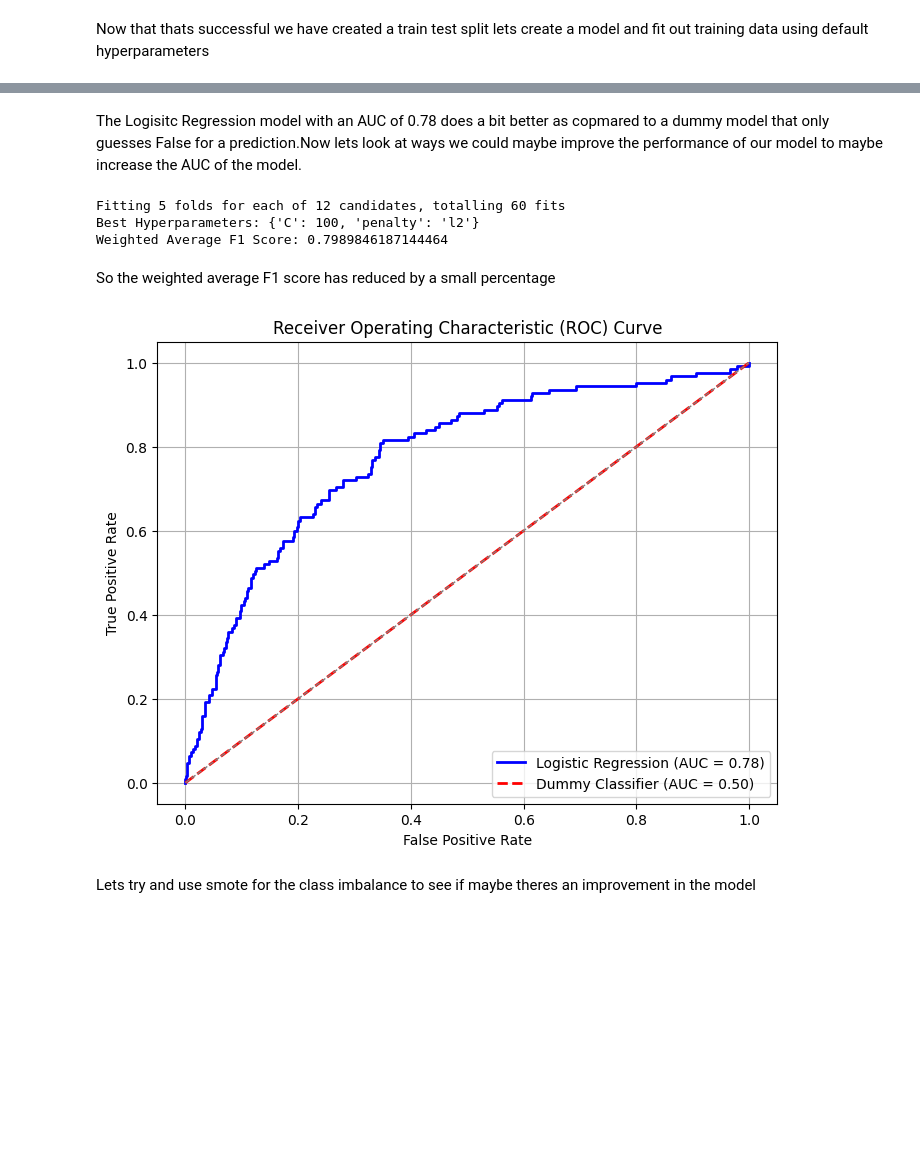
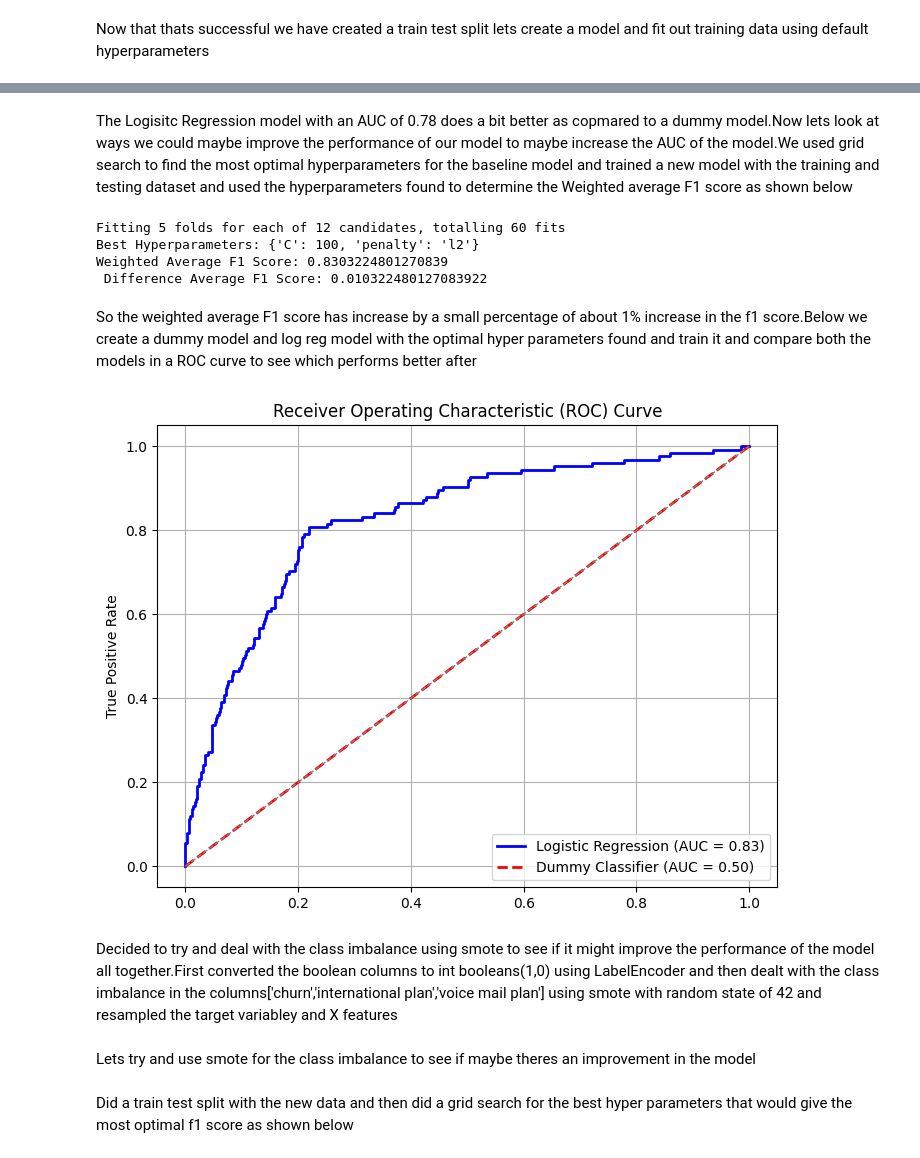
Before and after one commit to IceyPanda23/Phase_3_project, a Jupyter notebook: Project.ipynb, the cells around one changed output, grey strips where cells are left out. Drawn from its saved outputs; the diff is of its cells as text; code cells hidden in the pictures; blank space fills up the shorter version.

Commit message:
Markdowns,Model Optimizations

```diff
--- a/Project.ipynb
+++ b/Project.ipynb
@@ -164,0 +191,4 @@ memory usage: 615.3+ KB
+# %%
+encoded_area = pd.get_dummies(df['area code'],drop_first=True,prefix='encoded')
+df = pd.concat([df.drop(columns='area code'),encoded_area],axis=1)
+df.columns
@@ -179,0 +231,8 @@ Name: count, dtype: int64
+# %%
+continuous_features = ['account length', 'number vmail messages', 'total day minutes', 'total day calls',
+                      'total day charge', 'total eve minutes', 'total eve calls', 'total eve charge',
+                      'total night minutes', 'total night calls', 'total night charge', 'total intl minutes',
+                      'total intl calls', 'total intl charge', 'customer service calls']
+scaler = StandardScaler()
+df[continuous_features] = scaler.fit_transform(df[continuous_features])
+df.describe()
@@ -211,30 +285,22 @@ A weighted average of 0.8 considering the class imbalance isnt that bad honestly
 # %%
-# Compute predicted probabilities for logistic regression model
 y_pred_prob_lr = logreg.predict_proba(X_test)[:, 1]
 
-# Create and train a dummy classifier
-dummy_model = DummyClassifier(strategy='stratified')  # Replace 'stratified' with your desired strategy
+
+dummy_model = DummyClassifier(strategy='constant', constant=0)
 dummy_model.fit(X_train, y_train)
-
-# Compute predicted probabilities for dummy model
 y_pred_prob_dummy = dummy_model.predict_proba(X_test)[:, 1]
-
-# Compute ROC curve and ROC area for logistic regression model
 fpr_lr, tpr_lr, _ = roc_curve(y_test, y_pred_prob_lr)
 roc_auc_lr = auc(fpr_lr, tpr_lr)
-
-# Compute ROC curve and ROC area for dummy model
 fpr_dummy, tpr_dummy, _ = roc_curve(y_test, y_pred_prob_dummy)
 roc_auc_dummy = auc(fpr_dummy, tpr_dummy)
-
-# Plot ROC curve
 plt.figure()
 plt.plot(fpr_lr, tpr_lr, color='blue', lw=2, label='Logistic Regression (AUC = %0.2f)' % roc_auc_lr)
 plt.plot(fpr_dummy, tpr_dummy, color='red', lw=2, linestyle='--', label='Dummy Model (AUC = %0.2f)' % roc_auc_dummy)
-plt.plot([0, 1], [0, 1], color='gray', lw=1, linestyle='--')  # Diagonal line representing random chance
+plt.plot([0, 1], [0, 1], color='gray', lw=1, linestyle='--')
 plt.xlabel('False Positive Rate')
 plt.ylabel('True Positive Rate')
-plt.title('Receiver Operating Characteristic (ROC) Curve')
+plt.title('ROC Curve baseline model vs dummy model')
 plt.legend(loc='lower right')
+plt.grid(True)
 plt.show()
 # %% [output]
@@ -242,67 +308,52 @@ plt.show()
 # %% [markdown]
-The Logisitc Regression model with an AUC of 0.78 does a bit better as copmared to a dummy model that only guesses False for a prediction.Now lets look at ways we could maybe improve the performance of our model to maybe increase the AUC of the model.
+The Logisitc Regression model with an AUC of 0.78 does a bit better as copmared to a dummy model.Now lets look at ways we could maybe improve the performance of our model to maybe increase the AUC of the model.We used grid search to find the most optimal hyperparameters for the baseline model and trained a new model with the training and testing dataset and used the hyperparameters found to determine the Weighted average F1 score as shown below
 # %%
 param_grid = {
-    'C': [0.001, 0.01, 0.1, 1, 10, 100],  # Regularization parameter
-    'penalty': ['l1', 'l2']  # Penalty term
+    'C': [0.001, 0.01, 0.1, 1, 10, 100],
+    'penalty': ['l1', 'l2']
 }
-
-
-
-# Define weighted average F1 score as the scoring metric
 scorer = make_scorer(f1_score, average='weighted')
-
-# Perform grid search
 grid_search = GridSearchCV(estimator=logreg, param_grid=param_grid, cv=5, scoring=scorer, verbose=1)
 grid_search.fit(X_train, y_train)
-
-# Get the best hyperparameters found by grid search
 best_params = grid_search.best_params_
 print("Best Hyperparameters:", best_params)
-
-# Evaluate the best model on the testing data
 best_model = grid_search.best_estimator_
 y_pred = best_model.predict(X_test)
 weighted_avg_f1 = f1_score(y_test, y_pred, average='weighted')
-print("Weighted Average F1 Score:", weighted_avg_f1)
+print("Weighted Average F1 Score:", weighted_avg_f1,'\n','Difference Average F1 Score:', weighted_avg_f1-baseline_f1score)
 # %% [output]
 Fitting 5 folds for each of 12 candidates, totalling 60 fits
 Best Hyperparameters: {'C': 100, 'penalty': 'l2'}
-Weighted Average F1 Score: 0.7989846187144464
+Weighted Average F1 Score: 0.8303224801270839
+ Difference Average F1 Score: 0.010322480127083922
-# %% [markdown]
-So the weighted average F1 score has reduced by a small percentage
+# %% [markdown]
+So the weighted average F1 score has increase by a small percentage of about 1% increase in the f1 score.Below we create a dummy model and log reg model with the optimal hyper parameters found and train it and compare both the models in a ROC curve to see which performs better after
 # %%
 
-# Create logistic regression model and dummy classifier
-logreg = LogisticRegression(**best_params)  # Using the best hyperparameters found by grid search
-dummy = DummyClassifier(strategy='uniform')  # Create a dummy classifier with a random strategy
 
-# Fit the models
+logreg = LogisticRegression(**best_params)
+dummy = DummyClassifier(strategy='constant',constant=0)
+
 logreg.fit(X_train,y_train)
 dummy.fit(X_train, y_train)
 
-# Compute predicted probabilities for logistic regression model and dummy classifier
 y_pred_prob_logreg = logreg.predict_proba(X_test)[:, 1]
 y_pred_prob_dummy = dummy.predict_proba(X_test)[:, 1]
 
-# Compute ROC curve and ROC area for logistic regression model
 fpr_logreg, tpr_logreg, _ = roc_curve(y_test, y_pred_prob_logreg)
 roc_auc_logreg = auc(fpr_logreg, tpr_logreg)
 
-# Compute ROC curve and ROC area for dummy classifier
 fpr_dummy, tpr_dummy, _ = roc_curve(y_test, y_pred_prob_dummy)
 roc_auc_dummy = auc(fpr_dummy, tpr_dummy)
 
-# Plot ROC curve
 plt.figure(figsize=(8, 6))
 plt.plot(fpr_logreg, tpr_logreg, color='blue', lw=2, label='Logistic Regression (AUC = %0.2f)' % roc_auc_logreg)
 plt.plot(fpr_dummy, tpr_dummy, color='red', lw=2, linestyle='--', label='Dummy Classifier (AUC = %0.2f)' % roc_auc_dummy)
-plt.plot([0, 1], [0, 1], color='gray', lw=1, linestyle='--')  # Diagonal line representing random chance
-plt.xlabel('False Positive Rate')
+plt.plot([0, 1], [0, 1], color='gray', lw=1, linestyle='--')
 plt.ylabel('True Positive Rate')
 plt.title('Receiver Operating Characteristic (ROC) Curve')
 plt.legend(loc='lower right')
 plt.grid(True)
 plt.show()
 # %% [output]
-[figure, old version]
+[figure, new version]
@@ -331,3 +360,5 @@ for col in bool_columns:
+# %% [markdown]
+Decided to try and deal with the class imbalance using smote to see if it might improve the performance of the model all together.First converted the boolean columns to int booleans(1,0) using LabelEncoder and then dealt with the class imbalance in the columns['churn','international plan','voice mail plan'] using smote with random state of 42 and resampled the target variabley and X features
 # %% [markdown]
 Lets try and use smote for the class imbalance to see if maybe theres an improvement in the model
 # %%
@@ -365,3 +388,5 @@ y_resampled_target = pd.Series(y_resampled_target, name=y.name)  # Ensure the ta
+# %% [markdown]
+Did a train test split with the new data and then did a grid search for the best hyper parameters that would give the most optimal f1 score as shown below
 # %%
 X_train,X_test,y_train,y_test = train_test_split(X_resampled_target,y_resampled_target)
 param_grid = {
```
Also changed, not shown: parts of 22 cells of this notebook.
